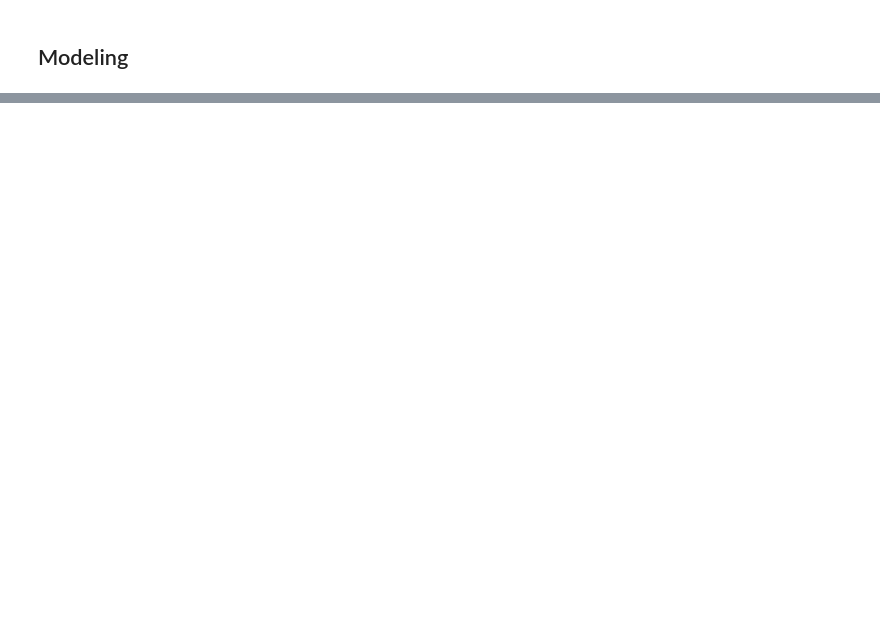
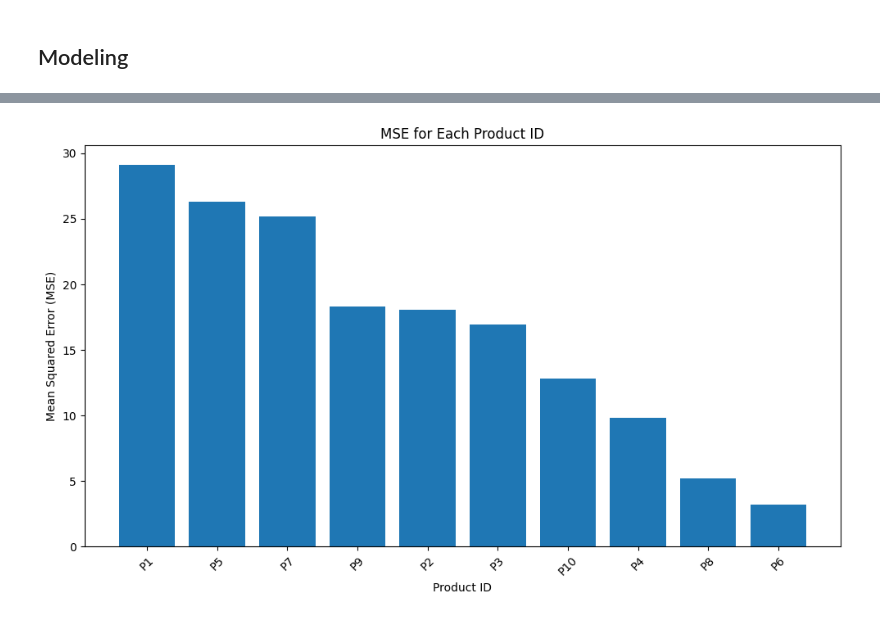
Before and after one commit to AcilRestu12/kalbe-sales-insight, a Jupyter notebook: Sales Patterns Prediction.ipynb, the cells around one changed output, grey strips where cells are left out. Drawn from its saved outputs; the diff is of its cells as text; code cells hidden in the pictures; blank space fills up the shorter version.

```diff
--- a/Sales Patterns Prediction.ipynb
+++ b/Sales Patterns Prediction.ipynb
@@ -368,0 +235,29 @@ plt.show()
+# %%
+# Dictionary untuk menyimpan hasil mse
+results = {}
+# %%
+# Loop melalui setiap product_id
+for product_id in product_ids:
+    # Pilih data untuk product_id tertentu
+    test_data_id = test_data[product_id]
+
+    # Lakukan prediksi pada data uji
+    predictions[product_id] = models[product_id].get_forecast(steps=len(test_data_id)).predicted_mean
+
+    # Mengembalikan data yang dinormalisasi ke skala semula
+    # predictions_actual = scaler.inverse_transform(predictions[product_id].values.reshape(-1, 1))
+    # test_actual = scaler.inverse_transform(test_data.values.reshape(-1, 1))
+    prediction_id = predictions[product_id]
+
+    # Hitung Mean Squared Error
+    mse = mean_squared_error(test_data_id, prediction_id)
+    results[product_id] = mse
+    print(f"Mean Squared Error for Product ID {product_id}: {mse}")
+
+    # Plot hasil prediksi
+    plt.figure(figsize=(10, 6))
+    plt.plot(test_data_id, label='Actual')
+    plt.plot(prediction_id, color='red', label='Predicted')
+    plt.legend()
+    plt.title(f'ARIMA Prediction for Product ID {product_id}')
+    plt.show()
@@ -368,0 +278,18 @@ plt.show()
+# %%
+# Convert dictionary to list of tuples for sorting
+sorted_mse_results = sorted(results.items(), key=lambda x: x[1], reverse=True)
+
+# Separate product_ids and MSE values
+product_ids, mse_values = zip(*sorted_mse_results)
+# %%
+# Menampilkan grafik dari MSE untuk setiap product
+plt.figure(figsize=(10, 6))
+plt.bar(product_ids, mse_values)
+plt.xlabel('Product ID')
+plt.ylabel('Mean Squared Error (MSE)')
+plt.title('MSE for Each Product ID')
+plt.xticks(rotation=45)
+plt.tight_layout()
+plt.show()
+# %% [output]
+[figure, added]
```
Also changed, not shown: parts of 30 cells of this notebook.
